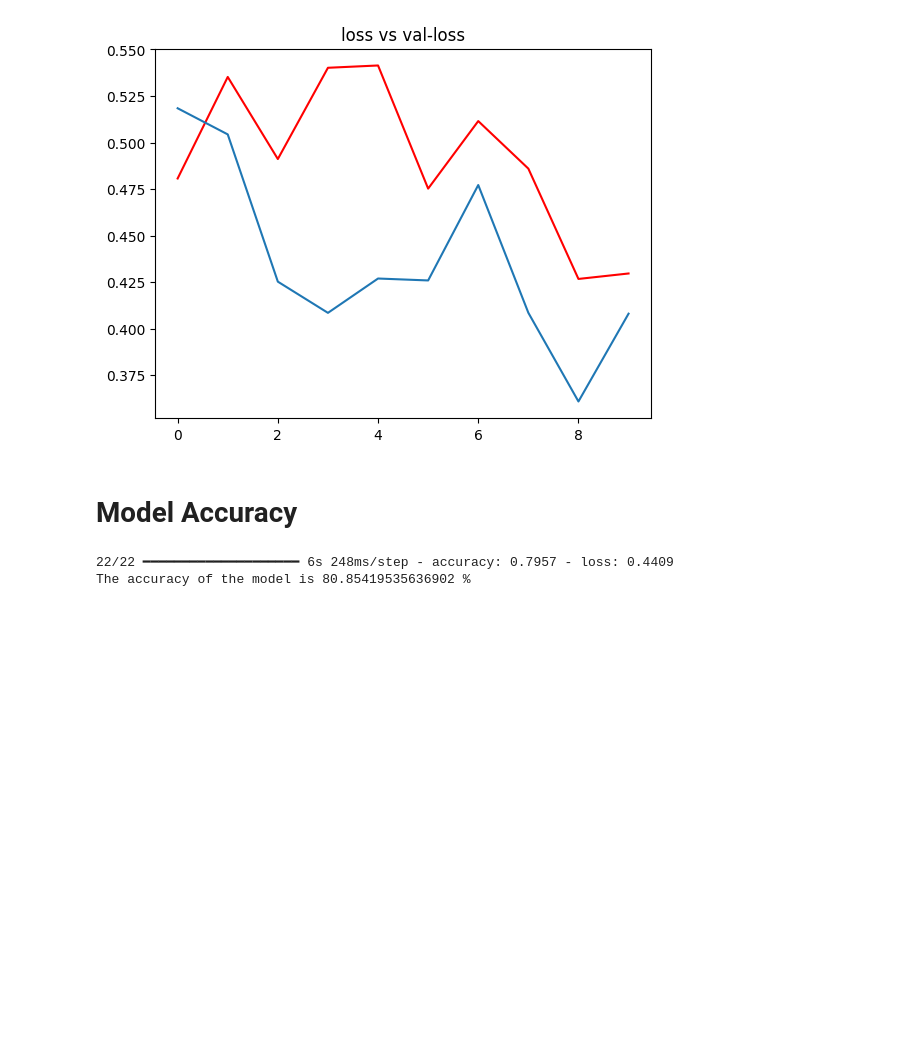
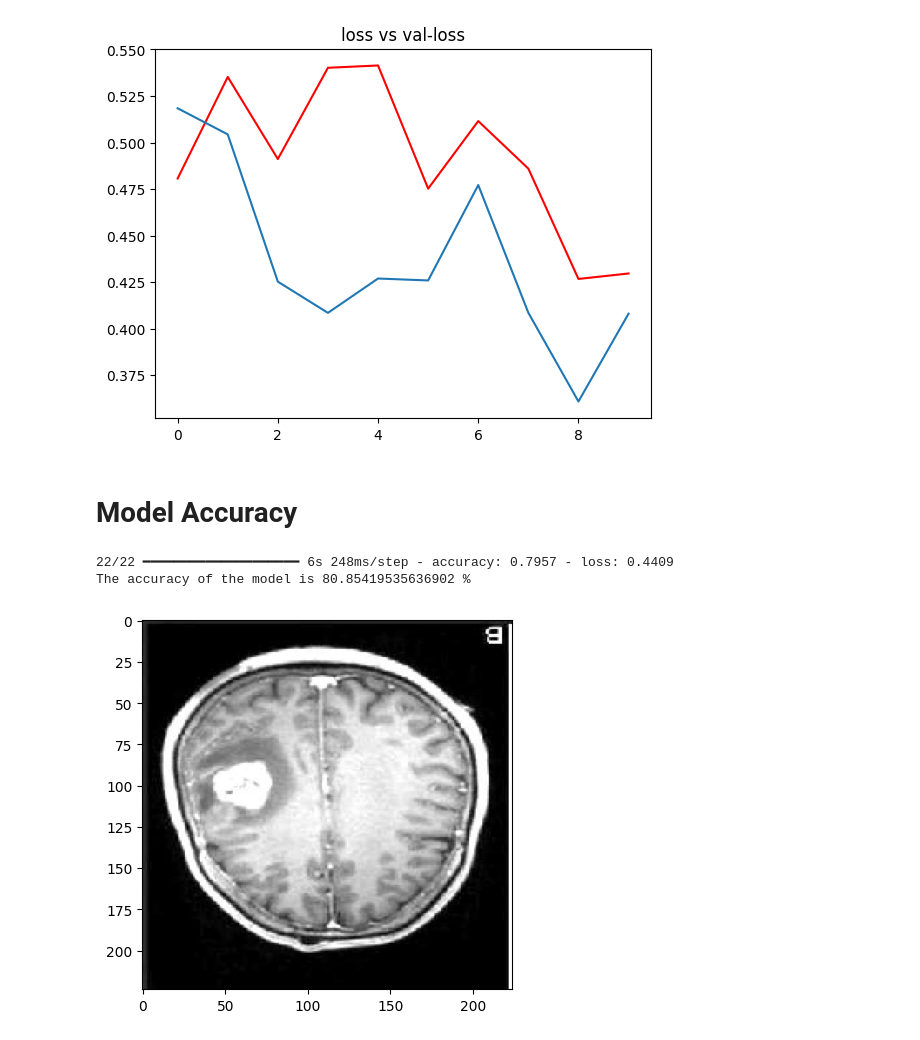
Before and after one commit to AnushkaSamaranayake/Cancer-Detection-using-Deep-Learning, a Jupyter notebook: cancer-detection.ipynb, the cells around one changed output. Drawn from its saved outputs; the diff is of its cells as text; code cells hidden in the pictures; blank space fills up the shorter version.

Commit message:
Model trained successfully

```diff
--- a/cancer-detection.ipynb
+++ b/cancer-detection.ipynb
@@ -236,14 +236,36 @@ print(f"The accuracy of the model is {acc[1]*100} %")
 The accuracy of the model is 80.85419535636902 %
 # %%
 from tensorflow.keras.utils import load_img, img_to_array
+# %%
+def inputImage(path):
+    '''
+    input : Path
+    output : Image
+    '''
+
+    img = load_img(path, target_size=(224,224))
+    input_arr = img_to_array(img)/255.0
+    input_arr = np.expand_dims(input_arr, axis=0)
+
+    plt.imshow(input_arr[0])
+    plt.show()
+
+    return input_arr
 # %%
-path="Brain Tumor Data Set\Brain Tumor Data Set\Healthy\Not Cancer  (269).jpg"
+# path="Brain Tumor Data Set/Brain Tumor Data Set/Healthy/Not Cancer  (269).jpg"
 
-img = load_img(path, target_size=(224,224))
-imput_arr = img_to_array(img)/255 # Normalization
+# img = load_img(path, target_size=(224,224))
+# input_arr = img_to_array(img)/255 # Normalization
 
-imput_arr = np.expand_dims(imput_arr, axis=0)
+# input_arr = np.expand_dims(input_arr, axis=0)
+# plt.imshow(input_arr[0])
+# plt.show()
 
-prediction = model.predict(imput_arr)[0][0]
-prediction
+prediction = model.predict(inputImage("Brain Tumor Data Set/Brain Tumor Data Set/Brain Tumor/Cancer (1145).jpg"))[0][0]
+
+if prediction < 0.5:
+    print("This MRI is a Brain Tumor")
+else:
+    print("This MRI is Healthy")
 # %% [output]
+[figure, added]
```
Also changed, not shown: parts of 2 cells of this notebook.
